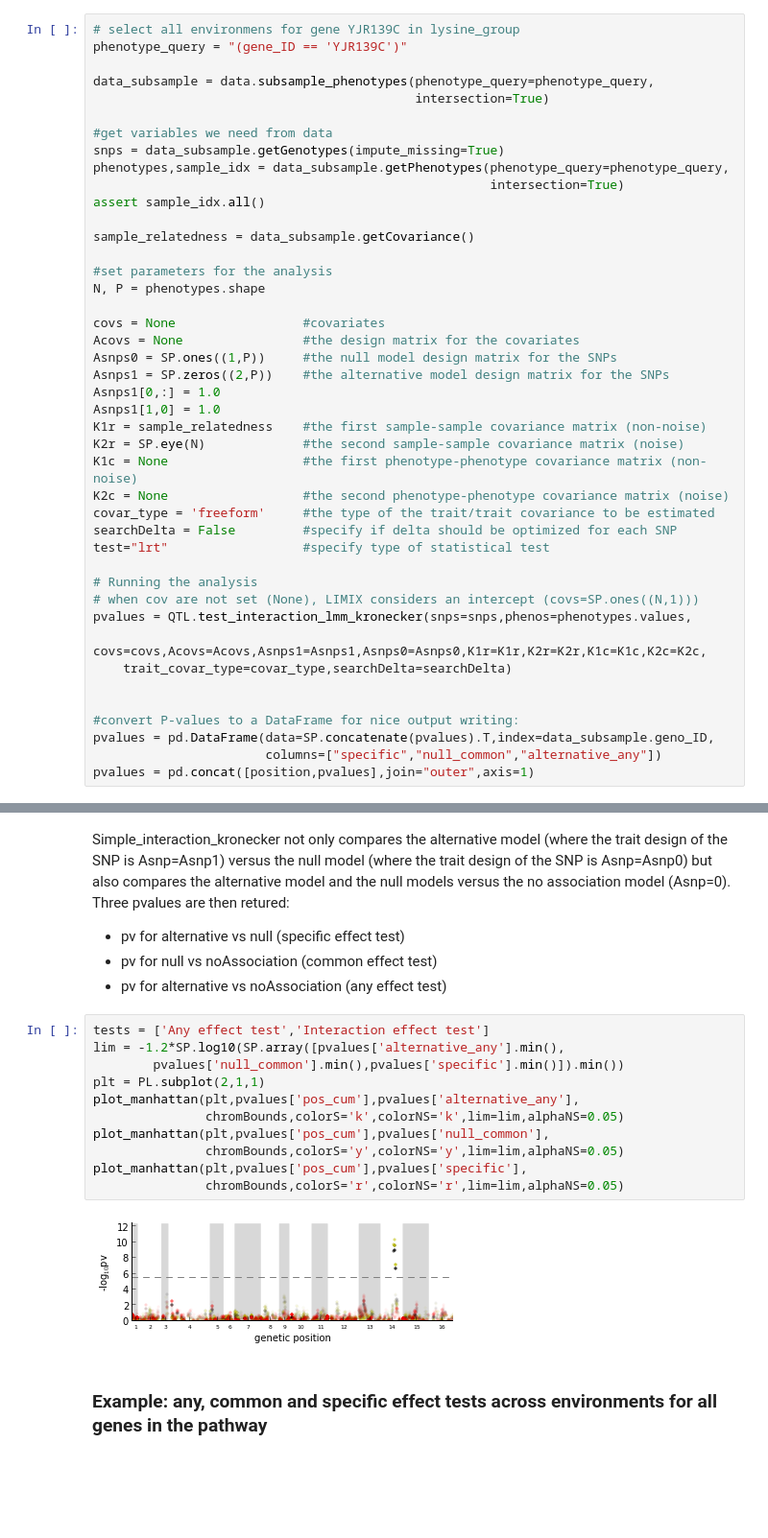
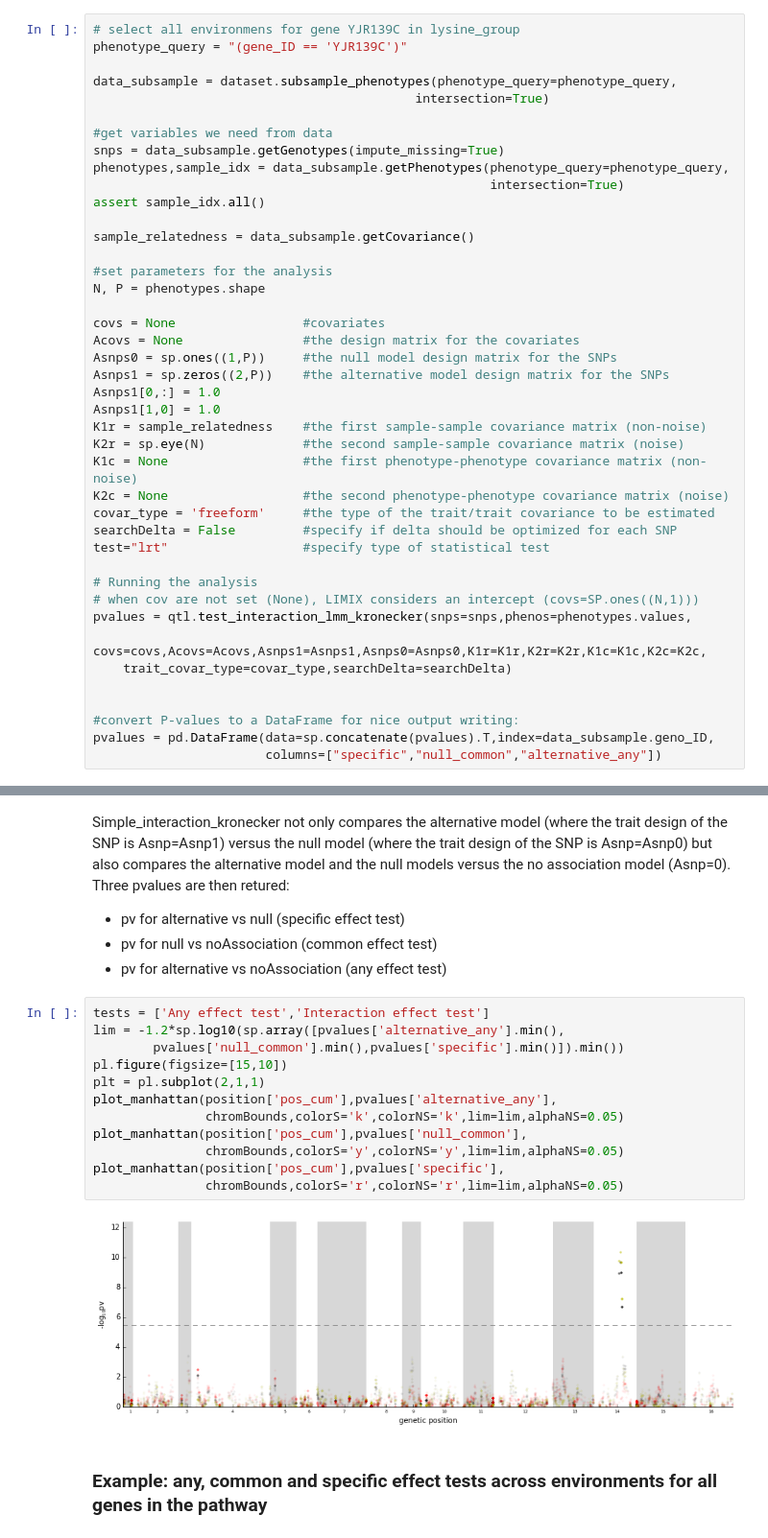
Before and after one commit to PMBio/limix-tutorials, a Jupyter notebook: eQTL/eQTL_basics.ipynb, the cells around one changed output, grey strips where cells are left out. Shown at 96% size. Saved outputs shown, nothing was run; the diff lists cells and outputs as text; blank space fills up the shorter version.

```diff
--- a/eQTL/eQTL_basics.ipynb
+++ b/eQTL/eQTL_basics.ipynb
@@ -820,7 +810,7 @@ in the particular case of $P=3$ traits and for $p=0$, it can be done by setting
 # select all environmens for gene YJR139C in lysine_group
 phenotype_query = "(gene_ID == 'YJR139C')"
 
-data_subsample = data.subsample_phenotypes(phenotype_query=phenotype_query,
+data_subsample = dataset.subsample_phenotypes(phenotype_query=phenotype_query,
                                            intersection=True)
 
 #get variables we need from data
@@ -836,12 +826,12 @@ N, P = phenotypes.shape
 
 covs = None                 #covariates
 Acovs = None                #the design matrix for the covariates
-Asnps0 = SP.ones((1,P))     #the null model design matrix for the SNPs
-Asnps1 = SP.zeros((2,P))    #the alternative model design matrix for the SNPs
+Asnps0 = sp.ones((1,P))     #the null model design matrix for the SNPs
+Asnps1 = sp.zeros((2,P))    #the alternative model design matrix for the SNPs
 Asnps1[0,:] = 1.0
 Asnps1[1,0] = 1.0
 K1r = sample_relatedness    #the first sample-sample covariance matrix (non-noise)
-K2r = SP.eye(N)             #the second sample-sample covariance matrix (noise)
+K2r = sp.eye(N)             #the second sample-sample covariance matrix (noise)
 K1c = None                  #the first phenotype-phenotype covariance matrix (non-noise)
 K2c = None                  #the second phenotype-phenotype covariance matrix (noise)
 covar_type = 'freeform'     #the type of the trait/trait covariance to be estimated
@@ -850,14 +840,13 @@ test="lrt"                  #specify type of statistical test
 
 # Running the analysis
 # when cov are not set (None), LIMIX considers an intercept (covs=SP.ones((N,1)))
-pvalues = QTL.test_interaction_lmm_kronecker(snps=snps,phenos=phenotypes.values,
+pvalues = qtl.test_interaction_lmm_kronecker(snps=snps,phenos=phenotypes.values,
     covs=covs,Acovs=Acovs,Asnps1=Asnps1,Asnps0=Asnps0,K1r=K1r,K2r=K2r,K1c=K1c,K2c=K2c,
     trait_covar_type=covar_type,searchDelta=searchDelta)
 
 
 #convert P-values to a DataFrame for nice output writing:
-pvalues = pd.DataFrame(data=SP.concatenate(pvalues).T,index=data_subsample.geno_ID,
+pvalues = pd.DataFrame(data=sp.concatenate(pvalues).T,index=data_subsample.geno_ID,
                        columns=["specific","null_common","alternative_any"])
-pvalues = pd.concat([position,pvalues],join="outer",axis=1)
 # %% [output]
 .. Training the backgrond covariance with a GP model
@@ -872,17 +861,18 @@ Three pvalues are then retured:
 - pv for alternative vs noAssociation (any effect test)
 # %%
 tests = ['Any effect test','Interaction effect test']
-lim = -1.2*SP.log10(SP.array([pvalues['alternative_any'].min(),
+lim = -1.2*sp.log10(sp.array([pvalues['alternative_any'].min(),
         pvalues['null_common'].min(),pvalues['specific'].min()]).min())
-plt = PL.subplot(2,1,1)
-plot_manhattan(plt,pvalues['pos_cum'],pvalues['alternative_any'],
+pl.figure(figsize=[15,10])
+plt = pl.subplot(2,1,1)
+plot_manhattan(position['pos_cum'],pvalues['alternative_any'],
                chromBounds,colorS='k',colorNS='k',lim=lim,alphaNS=0.05)
-plot_manhattan(plt,pvalues['pos_cum'],pvalues['null_common'],
+plot_manhattan(position['pos_cum'],pvalues['null_common'],
                chromBounds,colorS='y',colorNS='y',lim=lim,alphaNS=0.05)
-plot_manhattan(plt,pvalues['pos_cum'],pvalues['specific'],
+plot_manhattan(position['pos_cum'],pvalues['specific'],
                chromBounds,colorS='r',colorNS='r',lim=lim,alphaNS=0.05)
 # %% [output]
-[figure, old version]
+[figure, new version]
 # %% [markdown]
 ### Example: any, common and specific effect tests across environments for all genes in the pathway
 # %%
```
Also changed, not shown: parts of 27 cells of this notebook.
